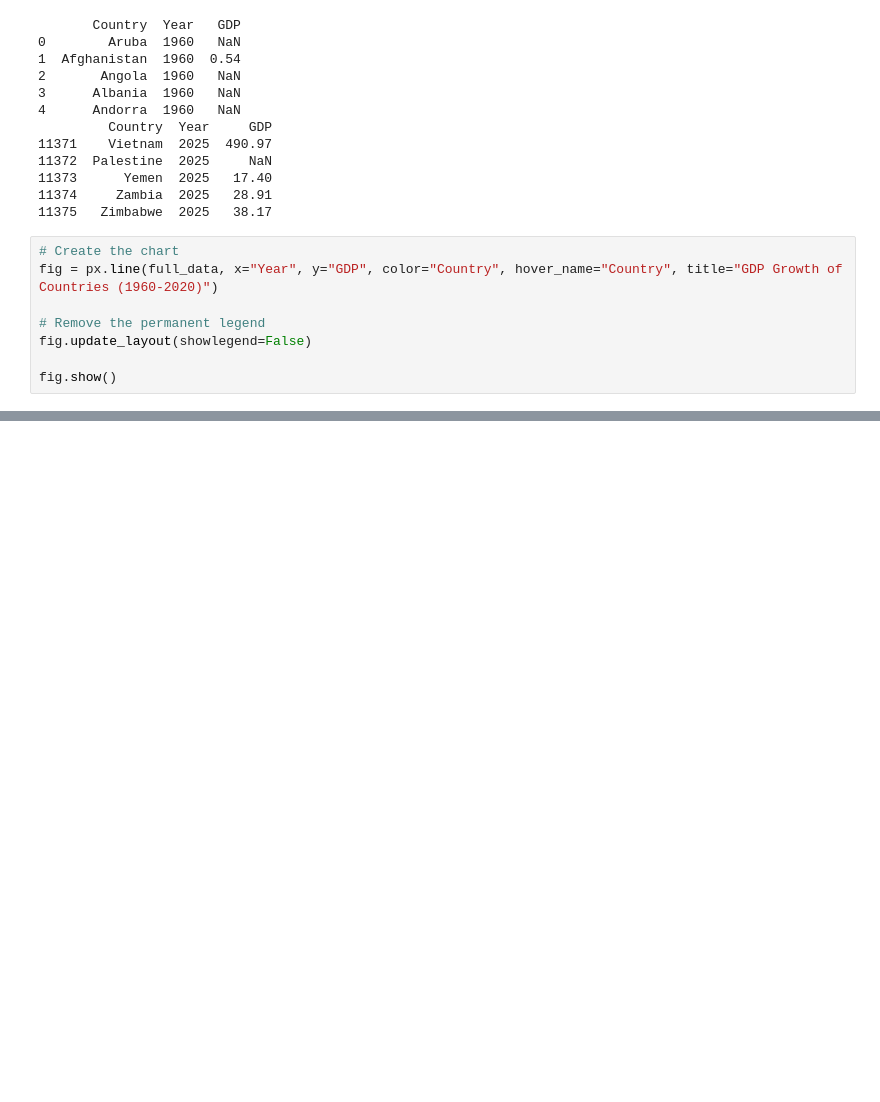
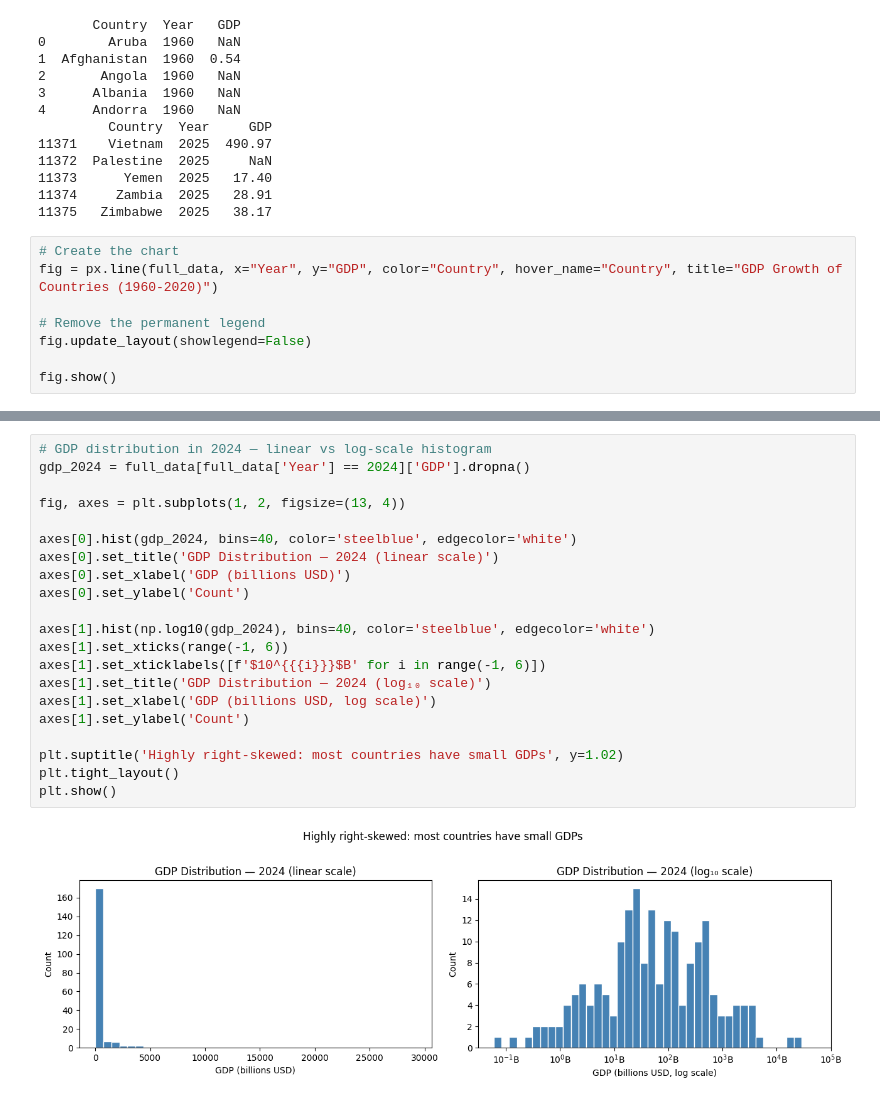
Before and after one commit to Nickeniklas/gdp-data-pipeline, a Jupyter notebook: 02_EDA.ipynb, the cells around one changed output, grey strips where cells are left out. Drawn from its saved outputs; the diff is of its cells as text; blank space fills up the shorter version.

```diff
--- a/02_EDA.ipynb
+++ b/02_EDA.ipynb
@@ -46,0 +125,23 @@ fig.show()
+# %%
+# GDP distribution in 2024 — linear vs log-scale histogram
+gdp_2024 = full_data[full_data['Year'] == 2024]['GDP'].dropna()
+
+fig, axes = plt.subplots(1, 2, figsize=(13, 4))
+
+axes[0].hist(gdp_2024, bins=40, color='steelblue', edgecolor='white')
+axes[0].set_title('GDP Distribution — 2024 (linear scale)')
+axes[0].set_xlabel('GDP (billions USD)')
+axes[0].set_ylabel('Count')
+
+axes[1].hist(np.log10(gdp_2024), bins=40, color='steelblue', edgecolor='white')
+axes[1].set_xticks(range(-1, 6))
+axes[1].set_xticklabels([f'$10^{{{i}}}$B' for i in range(-1, 6)])
+axes[1].set_title('GDP Distribution — 2024 (log₁₀ scale)')
+axes[1].set_xlabel('GDP (billions USD, log scale)')
+axes[1].set_ylabel('Count')
+
+plt.suptitle('Highly right-skewed: most countries have small GDPs', y=1.02)
+plt.tight_layout()
+plt.show()
+# %% [output]
+[figure, added]
```
Also changed, not shown: parts of 30 cells of this notebook.
